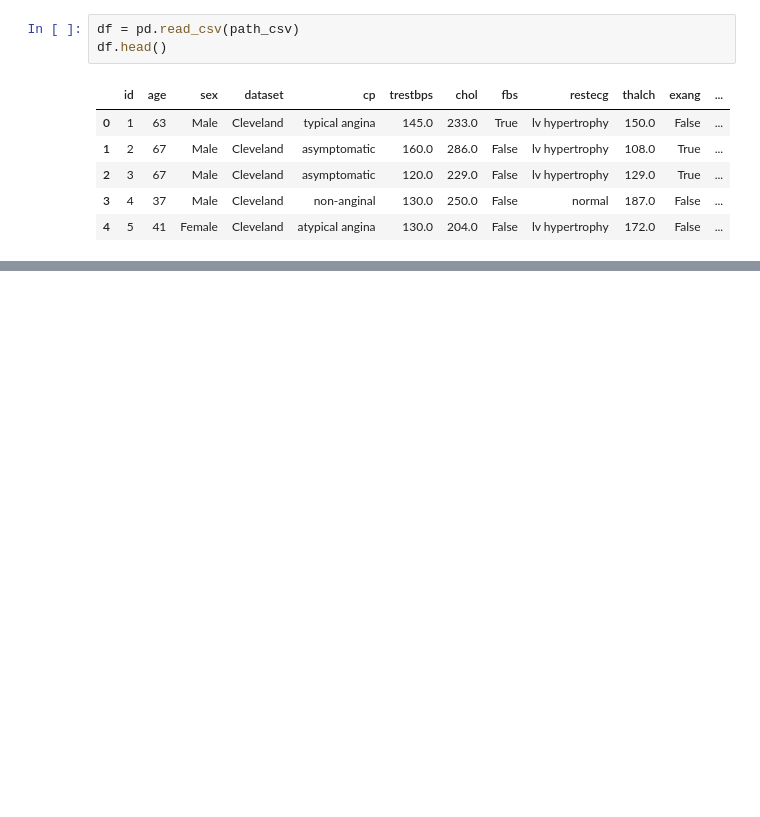
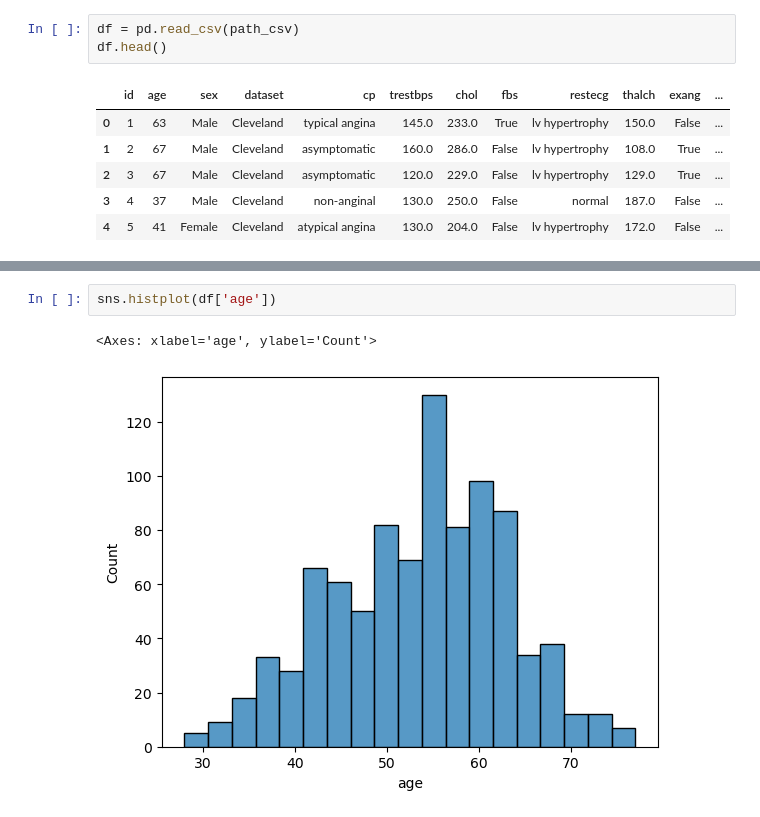
Before and after one commit to EddieRiq/data-science-portfolio, a Jupyter notebook: projects/eda-portfolio/notebooks/01_eda_heart_disease.ipynb, the cells around one changed output, grey strips where cells are left out. Saved outputs shown, nothing was run; the diff lists cells and outputs as text; blank space fills up the shorter version.

```diff
--- a/projects/eda-portfolio/notebooks/01_eda_heart_disease.ipynb
+++ b/projects/eda-portfolio/notebooks/01_eda_heart_disease.ipynb
@@ -61,0 +57,5 @@ Name: thal, Length: 920, dtype: object]
+# %%
+sns.histplot(df['age'])
+# %% [output]
+<Axes: xlabel='age', ylabel='Count'>
+[figure, added]
```
Also changed, not shown: parts of 5 cells of this notebook.
